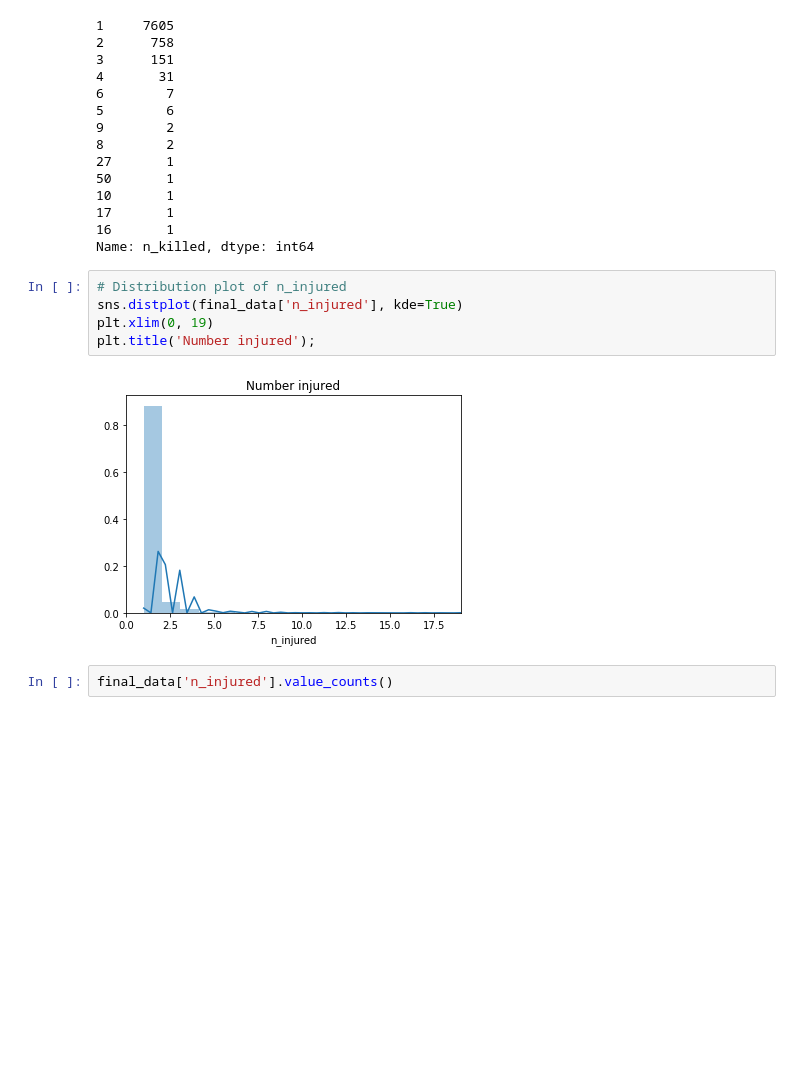
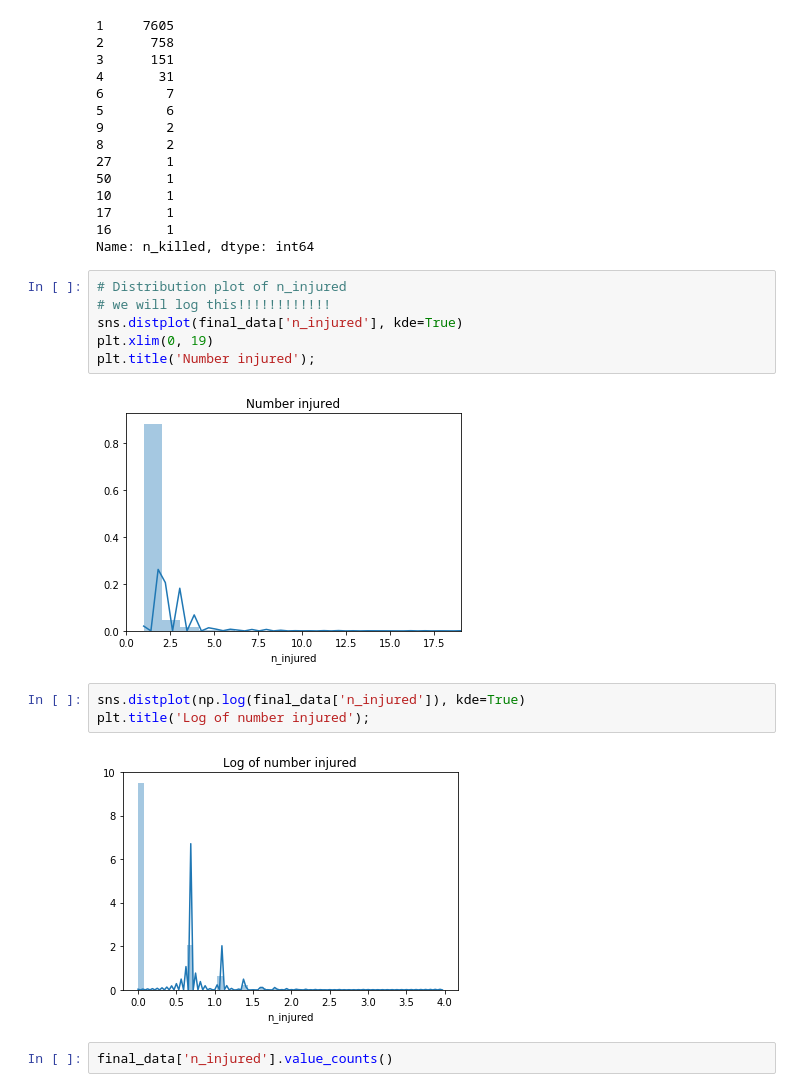
Before and after one commit to tnchen/group-31-data-x-proj, a Jupyter notebook: EDA and Data Visualization.ipynb, the cells around one changed output. Saved outputs shown, nothing was run; the diff lists cells and outputs as text; blank space fills up the shorter version.

```diff
--- a/EDA and Data Visualization.ipynb
+++ b/EDA and Data Visualization.ipynb
@@ -39,11 +46,17 @@ final_data['n_killed'].value_counts()
 Name: n_killed, dtype: int64
 # %%
 # Distribution plot of n_injured
+# we will log this!!!!!!!!!!!!
 sns.distplot(final_data['n_injured'], kde=True)
 plt.xlim(0, 19)
 plt.title('Number injured');
 # %% [output]
 [figure]
+# %%
+sns.distplot(np.log(final_data['n_injured']), kde=True)
+plt.title('Log of number injured');
+# %% [output]
+[figure, added]
 # %%
 final_data['n_injured'].value_counts()
 # %% [output]
```
Also changed, not shown: parts of 7 cells of this notebook.
